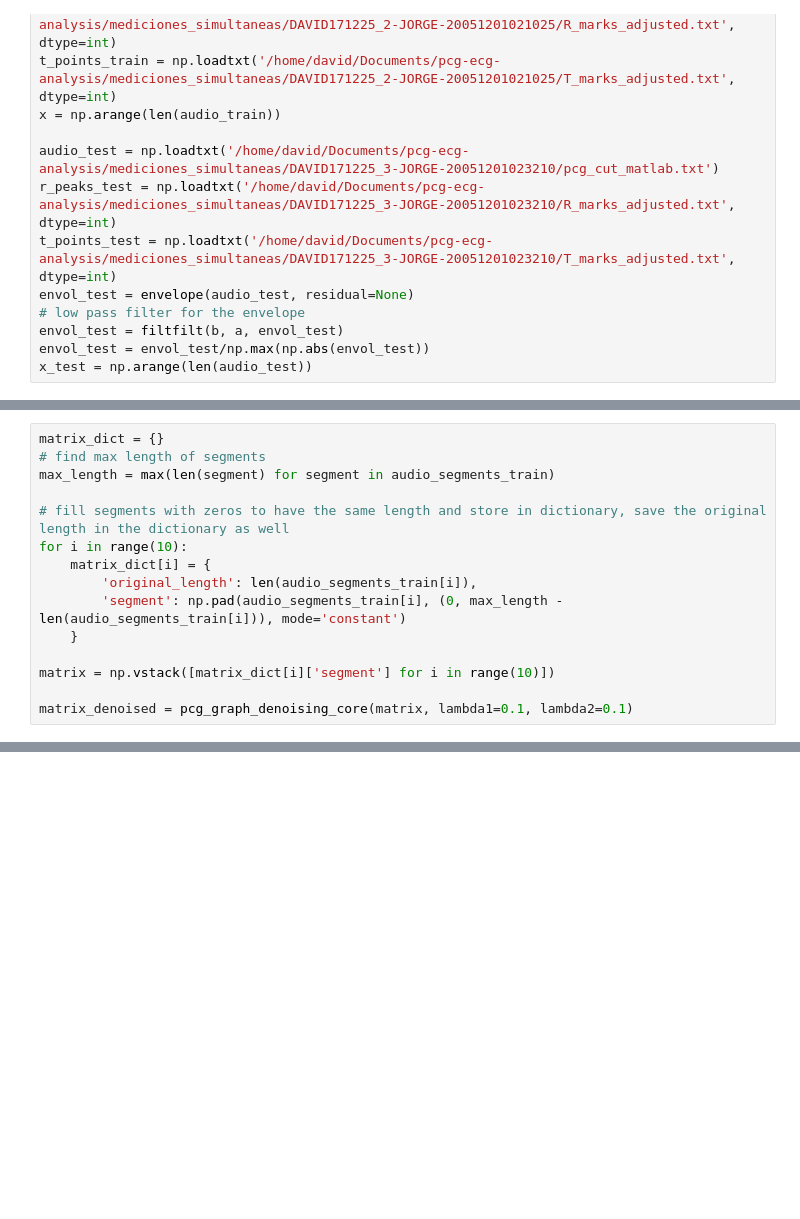
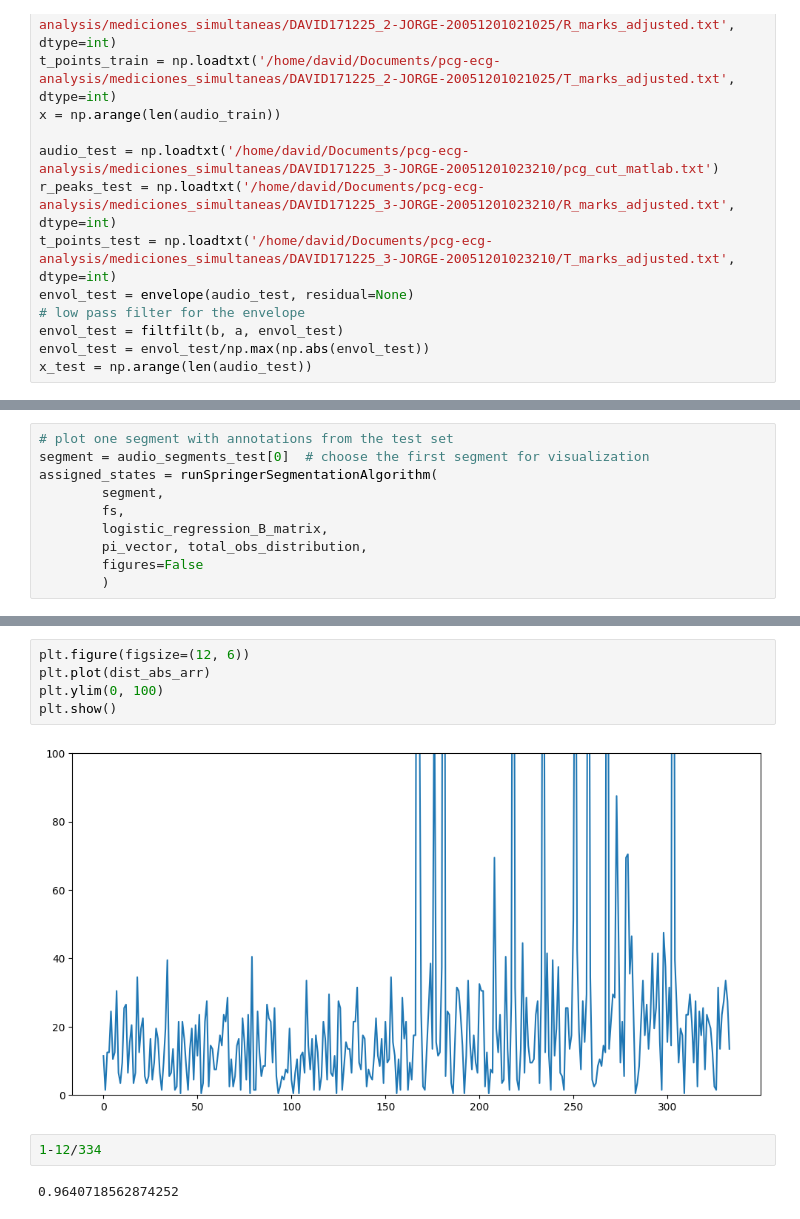
Before and after one commit to djorgeext/pcg-ecg-analysis, a Jupyter notebook: Springer-Segmentation-Code-master/test_python_implementation.ipynb, the cells around one changed output, grey strips where cells are left out. Saved outputs shown, nothing was run; the diff lists cells and outputs as text; blank space fills up the shorter version.

```diff
--- a/Springer-Segmentation-Code-master/test_python_implementation.ipynb
+++ b/Springer-Segmentation-Code-master/test_python_implementation.ipynb
@@ -79,15 +69,0 @@ def pcg_graph_denoising_core(Y, lambda1=0.1, lambda2=0.1, max_iter=100, tol=1e-5
-# %%
-matrix_dict = {}
-# find max length of segments
-max_length = max(len(segment) for segment in audio_segments_train)
-
-# fill segments with zeros to have the same length and store in dictionary, save the original length in the dictionary as well
-for i in range(10):
-    matrix_dict[i] = {
-        'original_length': len(audio_segments_train[i]),
-        'segment': np.pad(audio_segments_train[i], (0, max_length - len(audio_segments_train[i])), mode='constant')
-    }
-
-matrix = np.vstack([matrix_dict[i]['segment'] for i in range(10)])
-
-matrix_denoised = pcg_graph_denoising_core(matrix, lambda1=0.1, lambda2=0.1)
@@ -102,0 +70,10 @@ plt.show()
+# %%
+# plot one segment with annotations from the test set
+segment = audio_segments_test[0]  # choose the first segment for visualization
+assigned_states = runSpringerSegmentationAlgorithm(
+        segment,
+        fs,
+        logistic_regression_B_matrix,
+        pi_vector, total_obs_distribution,
+        figures=False
+        )
@@ -103 +157,12 @@ plt.show()
+# %%
+plt.figure(figsize=(12, 6))
+plt.plot(dist_abs_arr)
+plt.ylim(0, 100)
+plt.show()
+# %% [output]
+[figure, added]
+# %%
+1-12/334
+# %% [output]
+0.9640718562874252
 # %%
```
Also changed, not shown: parts of 4 cells of this notebook, 1 other file.
